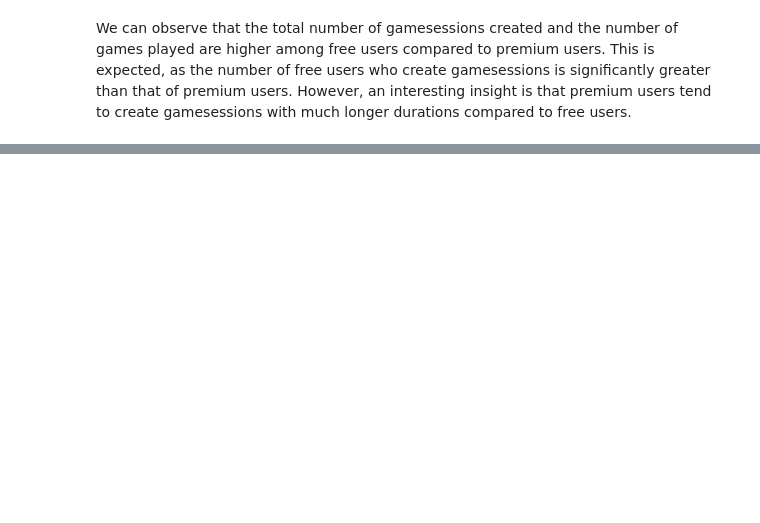
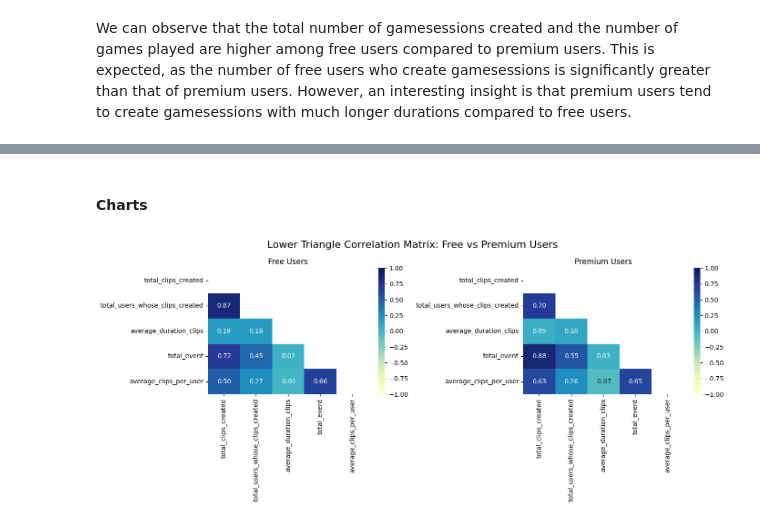
Before and after one commit to oscar-sinaga/Analysis-Eclipse-Data, a Jupyter notebook: answer_test.ipynb, the cells around one changed output, grey strips where cells are left out. Cells and saved outputs as stored; diff of their text form; code cells hidden in the pictures; blank space fills up the shorter version.

```diff
--- a/answer_test.ipynb
+++ b/answer_test.ipynb
@@ -421,0 +636,2 @@ fig.show()
+# %% [markdown]
+#### Charts
@@ -421,0 +667,44 @@ fig.show()
+# %%
+import numpy as np
+import plotly.graph_objects as go
+
+columns_corr = [
+    'total_clips_created',
+    'total_users_whose_clips_created',
+    'average_duration_clips',
+    'total_event',
+    'average_clips_per_user'
+]
+
+# Buat subset data
+df_free = df_agg_clip_by_user_type_per_game[df_agg_clip_by_user_type_per_game['user_type'] == 'free']
+df_premium = df_agg_clip_by_user_type_per_game[df_agg_clip_by_user_type_per_game['user_type'] == 'premium']
+
+# Fungsi bantu: ambil korelasi dan masking segitiga atas
+def get_lower_triangle_corr(df, columns):
+    corr = df[columns].corr()
+    mask = np.triu(np.ones_like(corr, dtype=bool))
+    return corr, mask
+
+# Hitung korelasi dan mask
+corr_free, mask_free = get_lower_triangle_corr(df_free, columns_corr)
+corr_premium, mask_premium = get_lower_triangle_corr(df_premium, columns_corr)
+
+# Buat subplot 1 baris 2 kolom
+fig, axes = plt.subplots(1, 2, figsize=(14, 6))
+
+# Plot Free
+sns.heatmap(corr_free, mask=mask_free, annot=True, fmt=".2f", cmap="YlGnBu",
+            vmin=-1, vmax=1, ax=axes[0])
+axes[0].set_title("Free Users")
+
+# Plot Premium
+sns.heatmap(corr_premium, mask=mask_premium, annot=True, fmt=".2f", cmap="YlGnBu",
+            vmin=-1, vmax=1, ax=axes[1])
+axes[1].set_title("Premium Users")
+
+plt.suptitle("Lower Triangle Correlation Matrix: Free vs Premium Users", fontsize=16)
+plt.tight_layout()
+plt.show()
+# %% [output]
+[figure, added]
```
Also changed, not shown: parts of 16 cells of this notebook.
